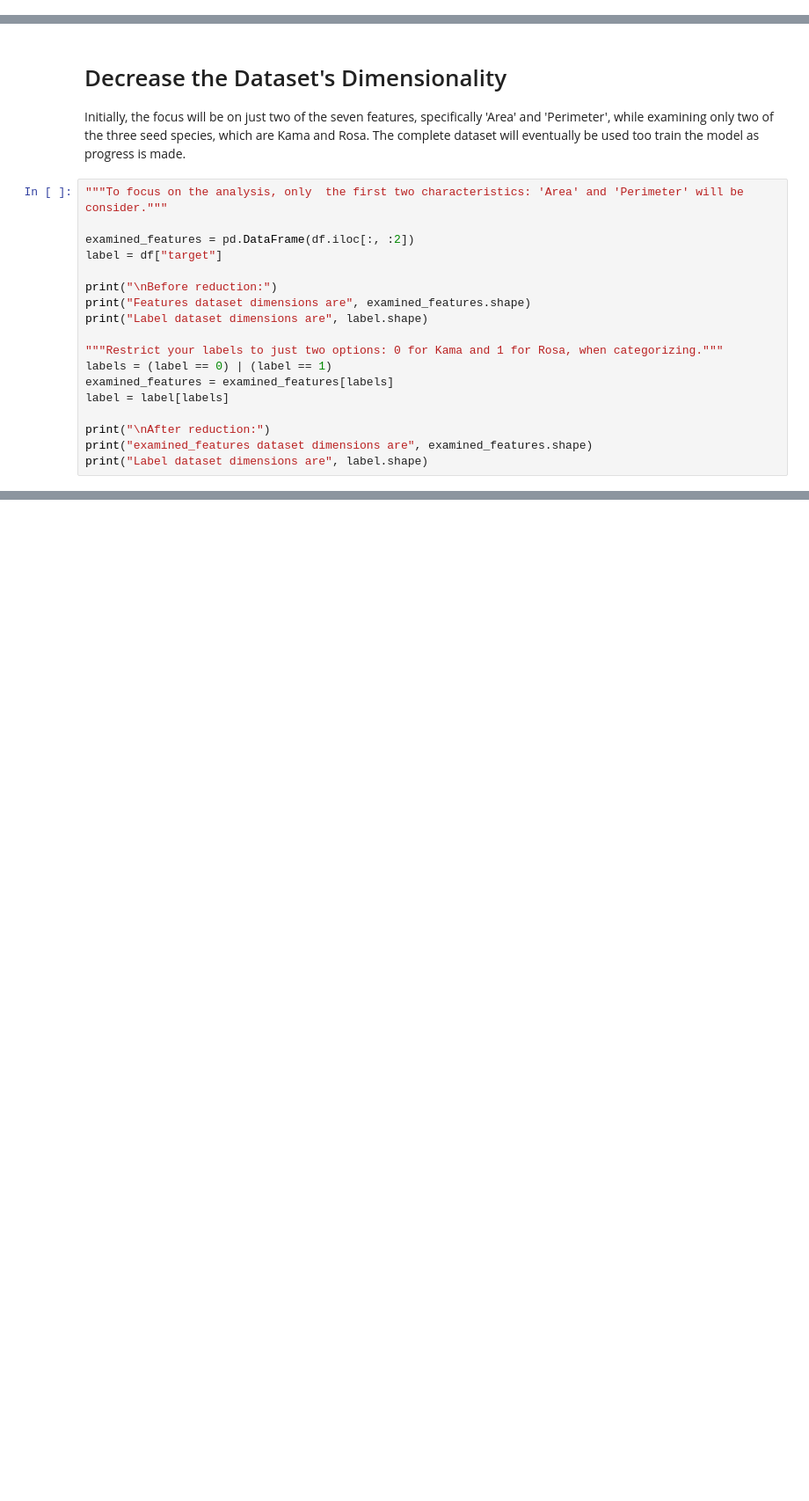
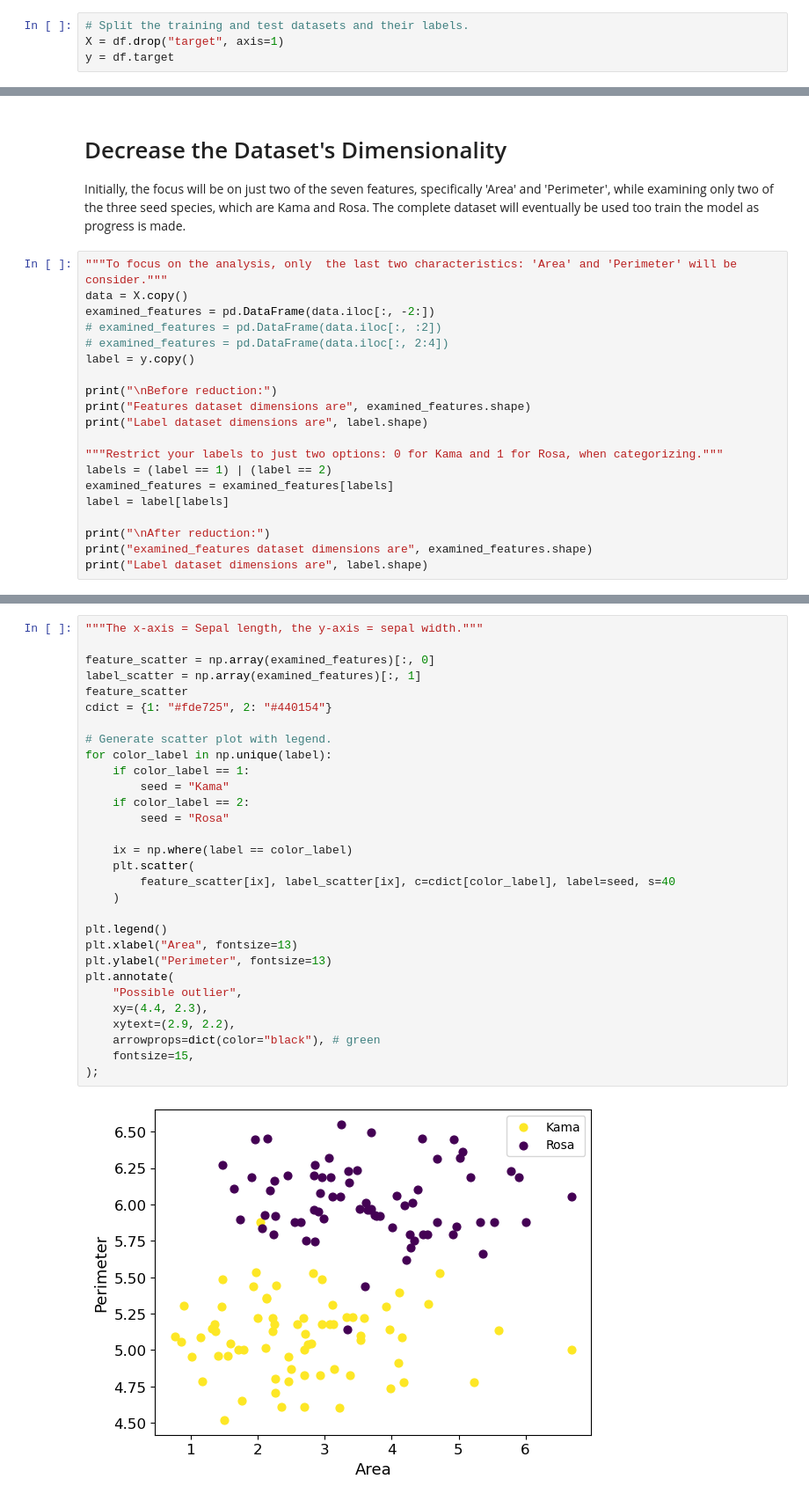
Before and after one commit to tyrantdavis/svm-wheat-classification, a Jupyter notebook: wheat-classification.ipynb, the cells around one changed output, grey strips where cells are left out. Shown at 88% size. Drawn from its saved outputs; the diff is of its cells as text; blank space fills up the shorter version.

Commit message:
Examine class separation.

```diff
--- a/wheat-classification.ipynb
+++ b/wheat-classification.ipynb
@@ -255,0 +272,4 @@ The subsequent phase will involve the elimination of any samples below the 1 per
+# %%
+# Split the training and test datasets and their labels.
+X = df.drop("target", axis=1)
+y = df.target
@@ -258,17 +289,19 @@ The subsequent phase will involve the elimination of any samples below the 1 per
 
 Initially, the focus will be on just two of the seven features, specifically 'Area' and 'Perimeter', while examining only two of the three seed species, which are Kama and Rosa. The complete dataset will eventually be used too train the model as progress is made.
 # %%
-"""To focus on the analysis, only  the first two characteristics: 'Area' and 'Perimeter' will be consider."""
-
-examined_features = pd.DataFrame(df.iloc[:, :2])
-label = df["target"]
+"""To focus on the analysis, only  the last two characteristics: 'Area' and 'Perimeter' will be consider."""
+data = X.copy()
+examined_features = pd.DataFrame(data.iloc[:, -2:])
+# examined_features = pd.DataFrame(data.iloc[:, :2])
+# examined_features = pd.DataFrame(data.iloc[:, 2:4])
+label = y.copy()
 
 print("\nBefore reduction:")
 print("Features dataset dimensions are", examined_features.shape)
 print("Label dataset dimensions are", label.shape)
 
 """Restrict your labels to just two options: 0 for Kama and 1 for Rosa, when categorizing."""
-labels = (label == 0) | (label == 1)
+labels = (label == 1) | (label == 2)
 examined_features = examined_features[labels]
 label = label[labels]
 
@@ -285,0 +321,32 @@ Label dataset dimensions are (70,)
+# %%
+"""The x-axis = Sepal length, the y-axis = sepal width."""
+
+feature_scatter = np.array(examined_features)[:, 0]
+label_scatter = np.array(examined_features)[:, 1]
+feature_scatter
+cdict = {1: "#fde725", 2: "#440154"}
+
+# Generate scatter plot with legend.
+for color_label in np.unique(label):
+    if color_label == 1:
+        seed = "Kama"
+    if color_label == 2:
+        seed = "Rosa"
+
+    ix = np.where(label == color_label)
+    plt.scatter(
+        feature_scatter[ix], label_scatter[ix], c=cdict[color_label], label=seed, s=40
+    )
+
+plt.legend()
+plt.xlabel("Area", fontsize=13)
+plt.ylabel("Perimeter", fontsize=13)
+plt.annotate(
+    "Possible outlier",
+    xy=(4.4, 2.3),
+    xytext=(2.9, 2.2),
+    arrowprops=dict(color="black"), # green
+    fontsize=15,
+);
+# %% [output]
+[figure, added]
```
Also changed, not shown: parts of 23 cells of this notebook.
